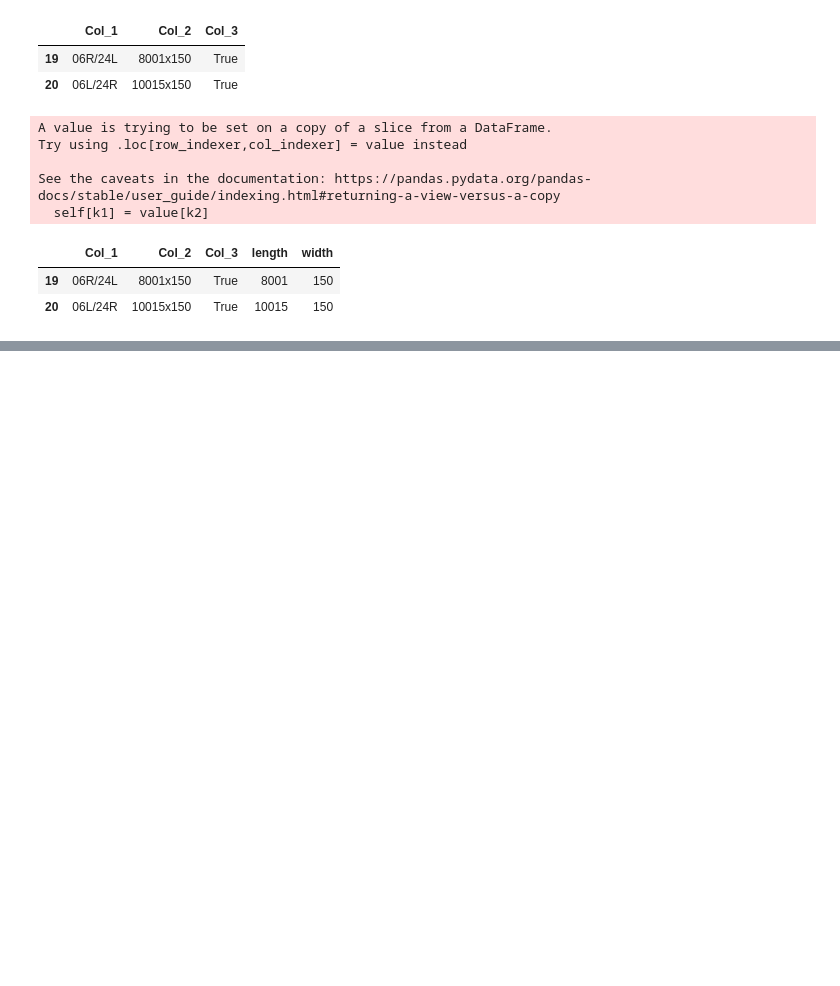
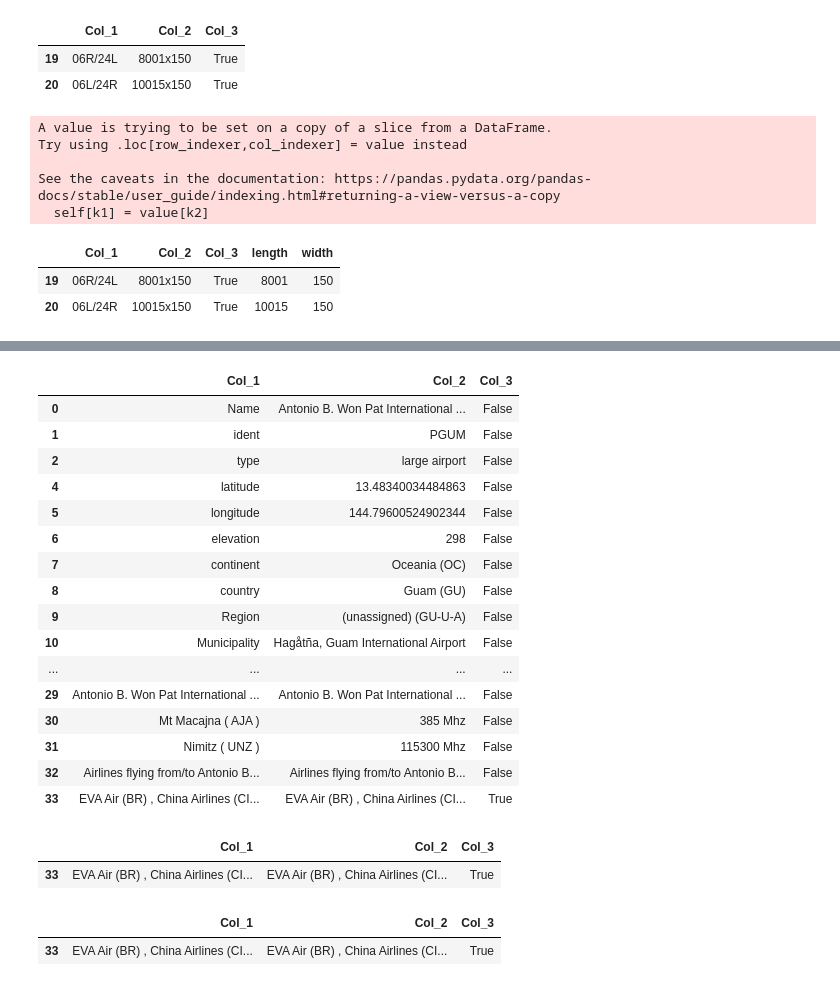
Before and after one commit to benniehana111/Airfield-Analysis, a Jupyter notebook: Airport_table_transform.ipynb, the cells around one changed output, grey strips where cells are left out. Drawn from its saved outputs; the diff is of its cells as text; code cells hidden in the pictures; blank space fills up the shorter version.

```diff
--- a/Airport_table_transform.ipynb
+++ b/Airport_table_transform.ipynb
@@ -404,8 +479,33 @@ runway_1W =
 # %%
-# if/then loop based on # of runways
-# if runway_num = 0 then all values = 0
-# if runway_num = 1 then runway_2 values = 0
+airlines_B.columns = ['Col_1', 'Col_2', 'Col_3']
+airlines_B
+# %% [output]
+|  | Col_1 | Col_2 | Col_3 |
+| 0 | Name | Antonio B. Won Pat International ... | False |
+| 1 | ident | PGUM | False |
+| 2 | type | large airport | False |
+| 4 | latitude | 13.48340034484863 | False |
+| 5 | longitude | 144.79600524902344 | False |
+| 6 | elevation | 298 | False |
+| 7 | continent | Oceania (OC) | False |
+| 8 | country | Guam (GU) | False |
+| 9 | Region | (unassigned) (GU-U-A) | False |
+| 10 | Municipality | Hagåtña, Guam International Airport | False |
+| ... | ... | ... | ... |
+| 29 | Antonio B. Won Pat International ... | Antonio B. Won Pat International ... | False |
+| 30 | Mt Macajna ( AJA ) | 385 Mhz | False |
+| 31 | Nimitz ( UNZ ) | 115300 Mhz | False |
+| 32 | Airlines flying from/to Antonio B... | Airlines flying from/to Antonio B... | False |
+| 33 | EVA Air (BR) , China Airlines (CI... | EVA Air (BR) , China Airlines (CI... | True |
 # %%
-df1.loc[0, 'Col_1'] = 'Name'
-df1['Col_2'] = df1['Col_2'].str.replace(' details and information', '')
-df1
+airlines_C = airlines_B.loc[airlines_B['Col_3'] == True]
+airlines_C
+# %% [output]
+|  | Col_1 | Col_2 | Col_3 |
+| 33 | EVA Air (BR) , China Airlines (CI... | EVA Air (BR) , China Airlines (CI... | True |
+# %%
+airlines_df = pd.DataFrame(airlines_C, columns=['Col_1', 'Col_2', 'Col_3'])
+airlines_df
+# %% [output]
+|  | Col_1 | Col_2 | Col_3 |
+| 33 | EVA Air (BR) , China Airlines (CI... | EVA Air (BR) , China Airlines (CI... | True |
```
Also changed, not shown: parts of 22 cells of this notebook.
